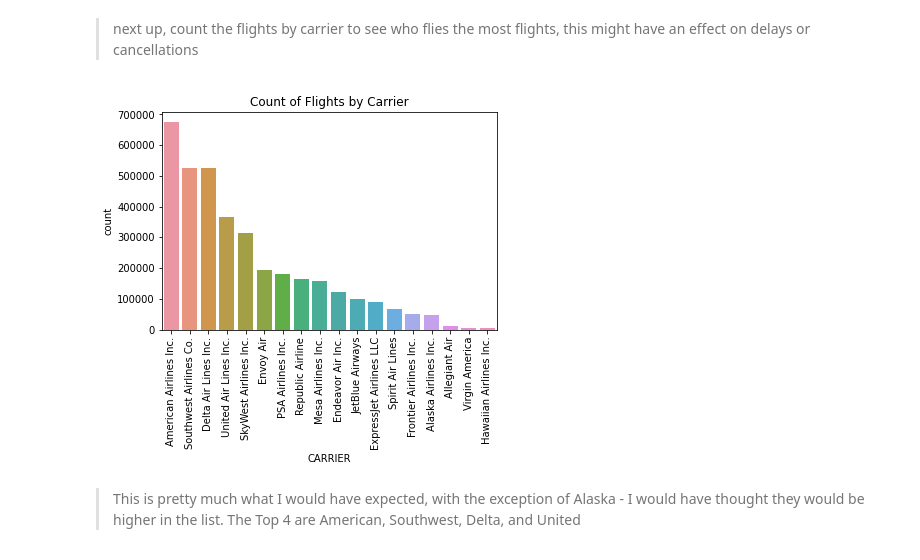
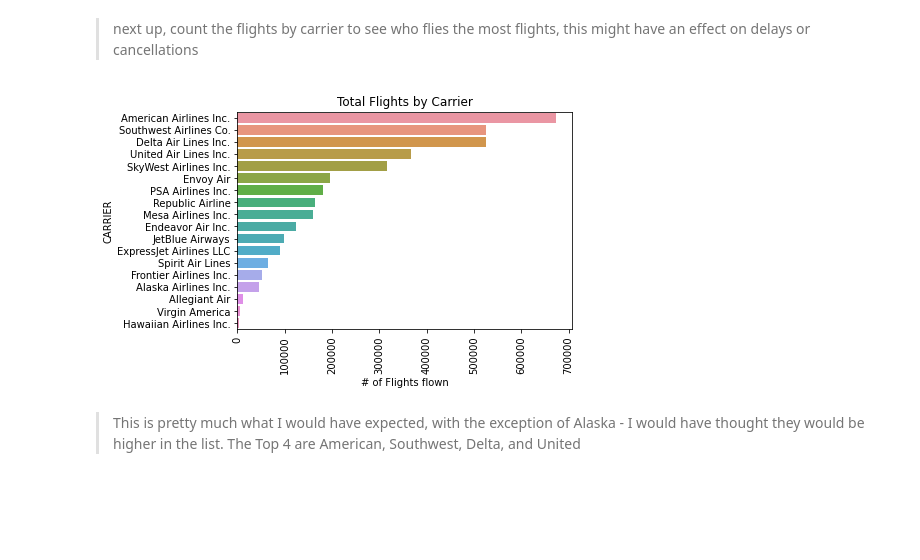
Before and after one commit to jpowellsdak/communicate_data_findings, a Jupyter notebook: exploration_template.ipynb, the cells around one changed output. Drawn from its saved outputs; the diff is of its cells as text; code cells hidden in the pictures; blank space fills up the shorter version.

```diff
--- a/exploration_template.ipynb
+++ b/exploration_template.ipynb
@@ -70,3 +74,18 @@ ontime_df.head()
+# %%
+ontime_df['MONTH'] = ontime_df['MONTH'].apply(lambda x: str.upper(calendar.month_abbr[x]))
+
+# convert cut, color, and clarity into ordered categorical types
+ordinal_var_dict = {'MONTH': ['JAN','FEB','MAR','APR','MAY', 'JUN']}
+
+for var in ordinal_var_dict:
+    pd_ver = pd.__version__.split(".")
+    if (int(pd_ver[0]) > 0) or (int(pd_ver[1]) >= 21): # v0.21 or later
+        ordered_var = pd.api.types.CategoricalDtype(ordered = True,
+                                                    categories = ordinal_var_dict[var])
+        ontime_df[var] = ontime_df[var].astype(ordered_var)
+    else: # pre-v0.21
+        ontime_df[var] = ontime_df[var].astype('category', ordered = True,
+                                             categories = ordinal_var_dict[var])
 # %% [markdown]
 ####  Set DELAYED flag.  Bureau of Transportation considers a flight delayed if it lands >= 15 minutes past scheduled arrival time
 # %%
@@ -367,11 +428,12 @@ plt.title('Percent of cancellations by type and Year');
 # %%
 cat_order = subset_top10_or_df['CARRIER'].value_counts().index
 
-sb.countplot(data = subset_top10_or_df, x = 'CARRIER',order=cat_order)
+sb.countplot(data = subset_top10_or_df, y = 'CARRIER',order=cat_order)
 plt.xticks(rotation = 90);
-plt.title('Count of Flights by Carrier');
+plt.title('Total Flights by Carrier');
+plt.xlabel('# of Flights flown');
 # %% [output]
-[figure, old version]
+[figure, new version]
 # %% [markdown]
 > This is pretty much what I would have expected, with the exception of Alaska - I would have thought they would be higher in the list.  The Top 4 are American, Southwest, Delta, and United
 # %% [markdown]
```
Also changed, not shown: parts of 58 cells of this notebook, 4 other files.
